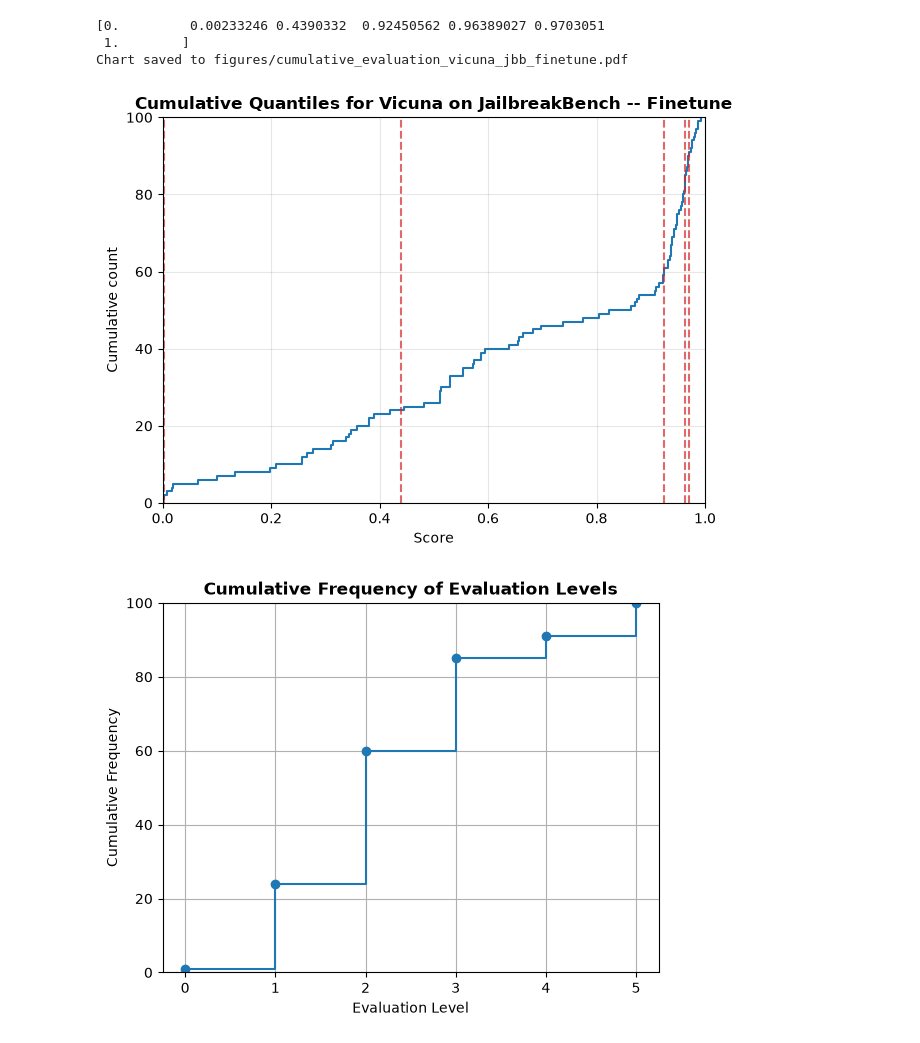
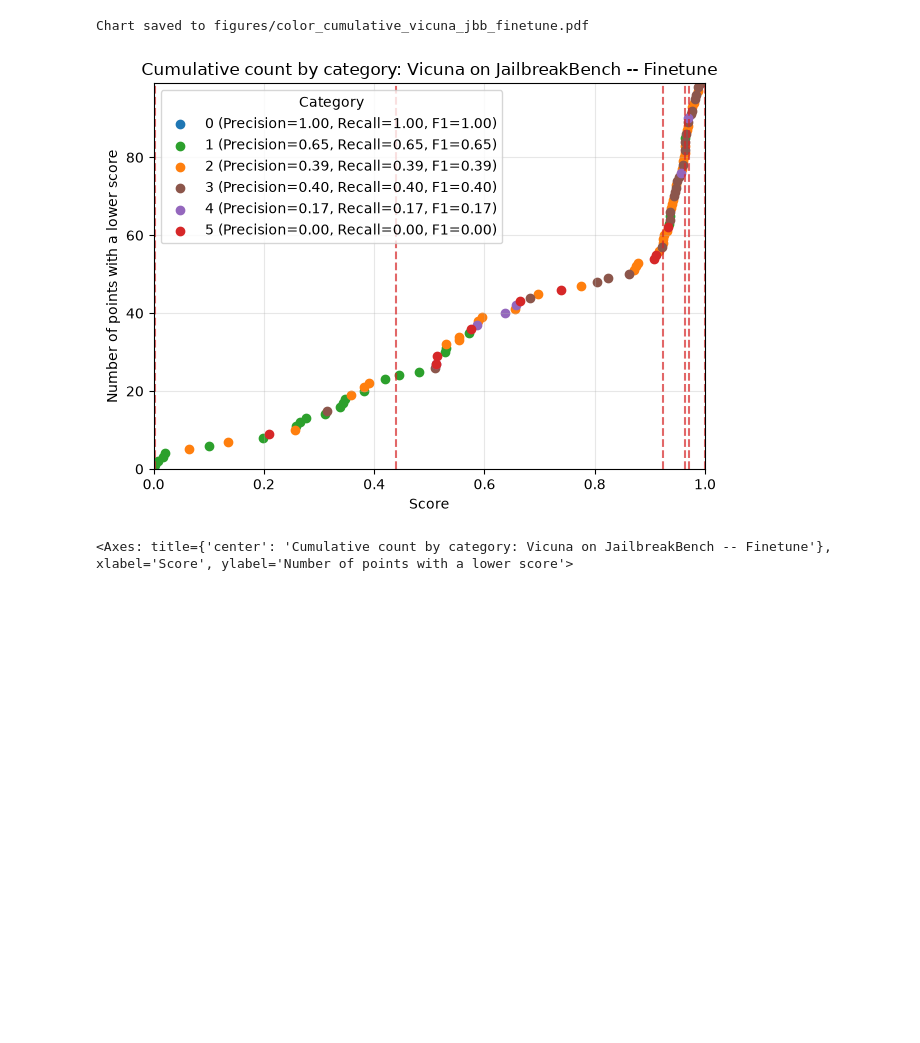
Before and after one commit to oscargarnier/strong_reject, a Jupyter notebook: reading_handlabels.ipynb, the cells around one changed output. Drawn from its saved outputs; the diff is of its cells as text; code cells hidden in the pictures; blank space fills up the shorter version.

```diff
--- a/reading_handlabels.ipynb
+++ b/reading_handlabels.ipynb
@@ -3,43 +3,45 @@
 import json
 from pprint import pprint
 
-import handlabel_utils as util
+import handlabel_utils as hutil
 import visualisation_utils as vutil
 import numpy as np
 import pandas as pd
+import matplotlib.pyplot as plt
 
 handlabel_file = "/home/oscar/strong_reject/handlabeling/project-6-at-2026-09-23-12-15-af564431.json"
 with open(handlabel_file, "r", encoding="utf-8") as f:
     labels = json.load(f)
 
 ##Naming logic
 model = "Vicuna"
 dataset = "JailbreakBench"
 dataset_suffix = vutil.dataset_suffix_dictionary.get(dataset.lower(), dataset.lower())
 handlabel_file_names = [f"{model.lower()}_{dataset_suffix}_ls.json"]
+
 
 ##Filter handlabels for corresponding model and dataset
 matching_experiments = util.filter_experiment(labels, handlabel_file_names)
 handlabel_frequencies = util.compute_frequencies(matching_experiments)
 
 ## Automatic evaluation load
 results_root = "/home/oscar/strong_reject/results"
 evaluation_method = "finetune"
 exp_key = f"{model.lower()}_jbb_{evaluation_method.lower()}"
 evaluation_file = vutil.latest_evaluation_file(results_root, exp_key)
 evaluations = pd.read_csv(evaluation_file)
 
-scores = evaluations["score"].values
+##Plot naming
+save_path = f"{model.lower()}_{dataset_suffix}_{evaluation_method}.pdf"
+plot_title = f"{model} on {dataset} -- {evaluation_method.capitalize()}"
 
 ## Compute and plot
+scores = evaluations["score"].values
 quantiles = vutil.compute_quantiles(scores, handlabel_frequencies)
-save_path = f"{model.lower()}_{dataset_suffix}_{evaluation_method}.pdf"
-plot_title = f"{model} on {dataset} -- {evaluation_method.capitalize()}"
-vutil.cumulative(scores, quantiles=quantiles, save_path=save_path, plot_title=plot_title)
-util.cumulative_frequency_chart(frequencies=handlabel_frequencies)
+#vutil.cumulative(scores, quantiles=quantiles, save_path=save_path, plot_title=plot_title)
+#hutil.cumulative_frequency_chart(frequencies=handlabel_frequencies)
+hutil.color_cumulative(evaluations, matching_experiments, save_path=save_path, quantiles=quantiles, plot_title=plot_title)
 # %% [output]
-[0.         0.00233246 0.4390332  0.92450562 0.96389027 0.9703051
- 1.        ]
-Chart saved to figures/cumulative_evaluation_vicuna_jbb_finetune.pdf
+Chart saved to figures/color_cumulative_vicuna_jbb_finetune.pdf
-[figure, old version]
+[figure, new version]
-[figure, removed]
+<Axes: title={'center': 'Cumulative count by category: Vicuna on JailbreakBench -- Finetune'}, xlabel='Score', ylabel='Number of points with a lower score'>
```
Also changed, not shown: parts of 3 cells of this notebook, 1 other file.
